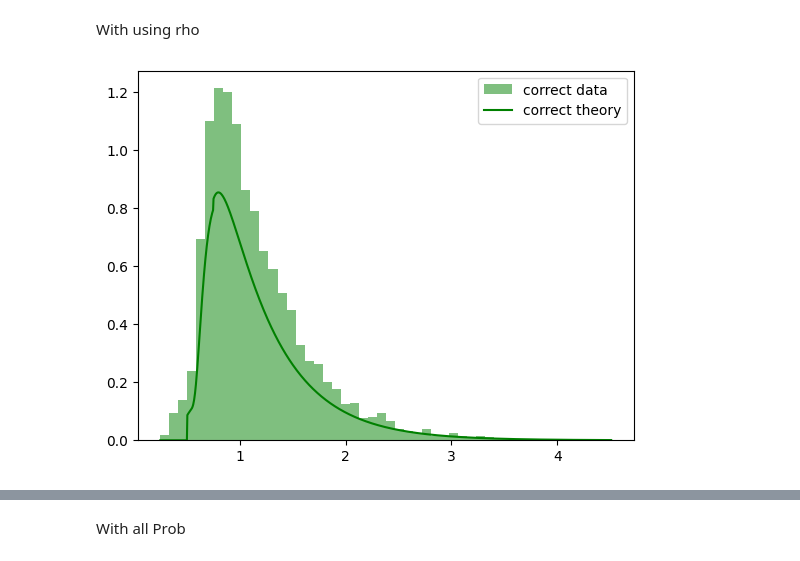
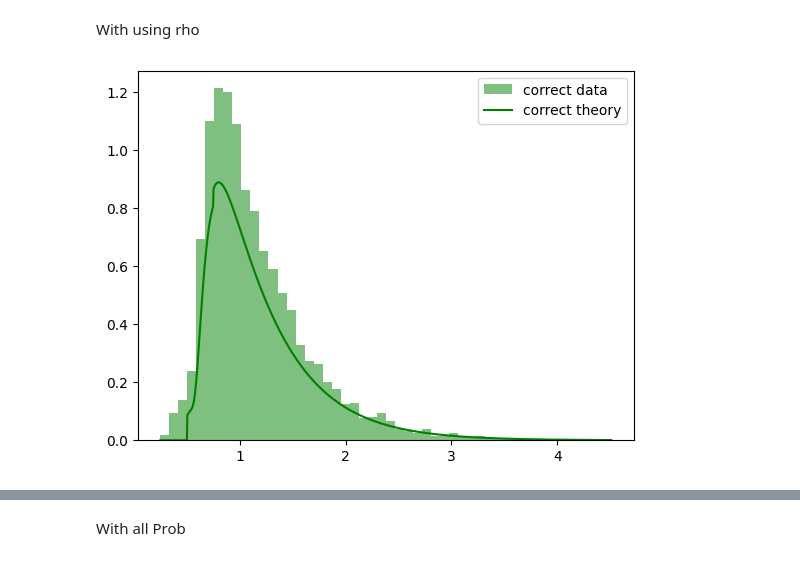
Before and after one commit to rakaar/ddm_codes, a Jupyter notebook: action_init_ddm/fitting_sim_data.ipynb, the cells around one changed output, grey strips where cells are left out. Drawn from its saved outputs; the diff is of its cells as text; code cells hidden in the pictures.

```diff
--- a/action_init_ddm/fitting_sim_data.ipynb
+++ b/action_init_ddm/fitting_sim_data.ipynb
@@ -272,7 +272,7 @@ def P_x_large_t_fn(x, t, V_E, theta_E, Z, K_max):
     sine_term_2 = np.sin(k_terms * np.pi * x/2)
     exp_term = np.exp(-0.5 * (mu**2 + 0.25*(k_terms**2)*np.pi**2) * t)
 
-    sum_term = np.sum(k_terms * sine_term_1 * sine_term_2 * exp_term)
+    sum_term = np.sum(sine_term_1 * sine_term_2 * exp_term)
     return term1 * sum_term
 # %%
 def S_E(t, V_E, theta_E, Z, K_max):
@@ -321,32 +321,32 @@ RTs_flat = RTs.flatten()
 correct_idx = np.where(choices == 1)[0]
 correct_RT = RTs_flat[correct_idx]
 t_pts = np.linspace(min(correct_RT), max(correct_RT), 1000)
 
 plt.hist(correct_RT, bins=50, alpha=0.5, label='correct data', color='g', density=True)
 
 
 
 # correct- upper bound
 Z  = 0; K_max = 50
 
 P_A = rho_A_t_arr_fn(t_pts, V_A, theta_A).flatten()
 C_E = cum_E_t_minus_arr_fn(t_pts, -V_E, theta_E, K_max, t_stim).flatten()
 
 P_E = rho_E_minus_t_arr_fn(t_pts, -V_E, theta_E, K_max, t_stim).flatten()
 C_A = cum_A_t_arr_fn(t_pts, V_A, theta_A).flatten()
 
 
 P_EA_pos = np.zeros((len(t_pts)))
 for i in range(len(t_pts)):
     P_EA_pos[i],_ =  quad(P_x_t_fn, 1, 2, args=(t_pts[i], V_E, theta_E, Z, K_max, t_stim))
 
 # S_E_t = [S_E(t, V_E, theta_E, Z, K_max) for t in t_pts]
 P_EA_pos_norm = P_EA_pos
 
-p_theory  = (P_A)*P_EA_pos_norm*(1 - C_E) + (P_E)*(1 - C_A)
+p_theory  = (P_A)*P_EA_pos_norm + (P_E)*(1 - C_A)
 # p_theory  = (P_A)*(1 - C_E) + (P_E)*(1 - C_A)
 
 plt.plot(t_pts, p_theory, color='g', label = 'correct theory')
 plt.legend();
 # %% [output]
-[figure, old version]
+[figure, new version]
```
Also changed, not shown: parts of 9 cells of this notebook.
